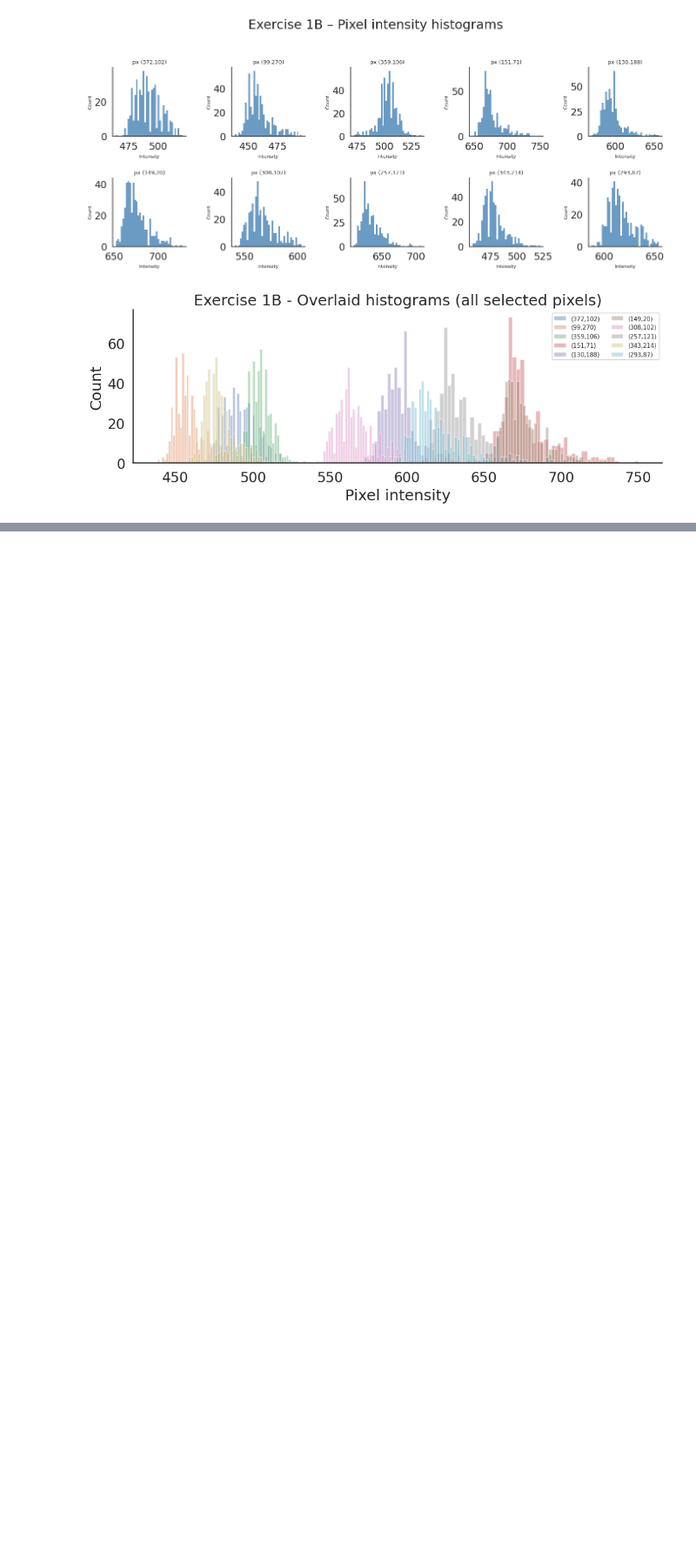
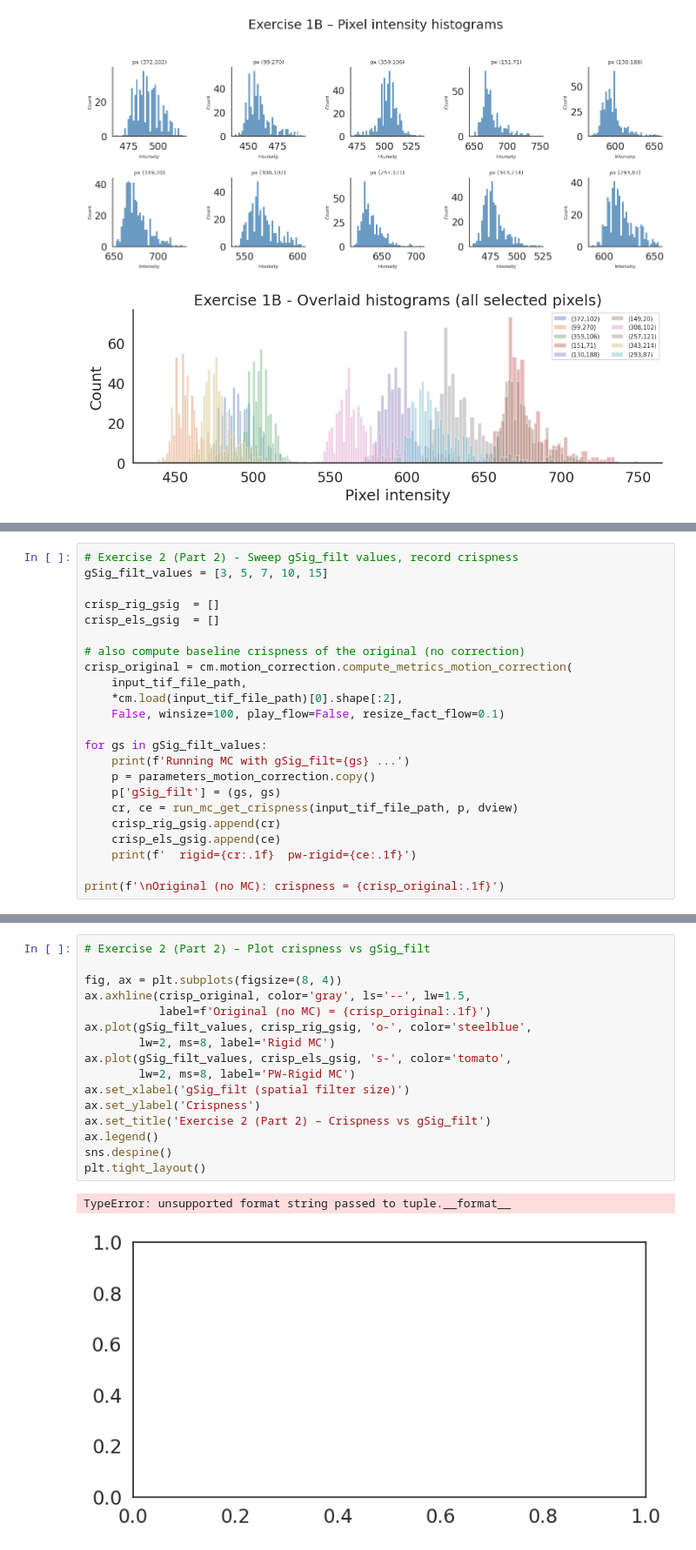
Before and after one commit to vittoriobu/neuroanalysis2026, a Jupyter notebook: calcium_imaging_exercises_1.ipynb, the cells around one changed output, grey strips where cells are left out. Shown at 87% size. Cells and saved outputs as stored; diff of their text form; blank space fills up the shorter version.

```diff
--- a/calcium_imaging_exercises_1.ipynb
+++ b/calcium_imaging_exercises_1.ipynb
@@ -250,0 +323,23 @@ plt.tight_layout()
+# %%
+# Exercise 2 (Part 2) - Sweep gSig_filt values, record crispness
+gSig_filt_values = [3, 5, 7, 10, 15]
+
+crisp_rig_gsig  = []
+crisp_els_gsig  = []
+
+# also compute baseline crispness of the original (no correction)
+crisp_original = cm.motion_correction.compute_metrics_motion_correction(
+    input_tif_file_path,
+    *cm.load(input_tif_file_path)[0].shape[:2],
+    False, winsize=100, play_flow=False, resize_fact_flow=0.1)
+
+for gs in gSig_filt_values:
+    print(f'Running MC with gSig_filt={gs} ...')
+    p = parameters_motion_correction.copy()
+    p['gSig_filt'] = (gs, gs)
+    cr, ce = run_mc_get_crispness(input_tif_file_path, p, dview)
+    crisp_rig_gsig.append(cr)
+    crisp_els_gsig.append(ce)
+    print(f'  rigid={cr:.1f}  pw-rigid={ce:.1f}')
+
+print(f'\nOriginal (no MC): crispness = {crisp_original:.1f}')
@@ -250,0 +393,19 @@ plt.tight_layout()
+# %%
+# Exercise 2 (Part 2) – Plot crispness vs gSig_filt
+
+fig, ax = plt.subplots(figsize=(8, 4))
+ax.axhline(crisp_original, color='gray', ls='--', lw=1.5,
+           label=f'Original (no MC) = {crisp_original:.1f}')
+ax.plot(gSig_filt_values, crisp_rig_gsig, 'o-', color='steelblue',
+        lw=2, ms=8, label='Rigid MC')
+ax.plot(gSig_filt_values, crisp_els_gsig, 's-', color='tomato',
+        lw=2, ms=8, label='PW-Rigid MC')
+ax.set_xlabel('gSig_filt (spatial filter size)')
+ax.set_ylabel('Crispness')
+ax.set_title('Exercise 2 (Part 2) – Crispness vs gSig_filt')
+ax.legend()
+sns.despine()
+plt.tight_layout()
+# %% [output]
+TypeError: unsupported format string passed to tuple.__format__
+[figure, added]
```
Also changed, not shown: parts of 6 cells of this notebook.
